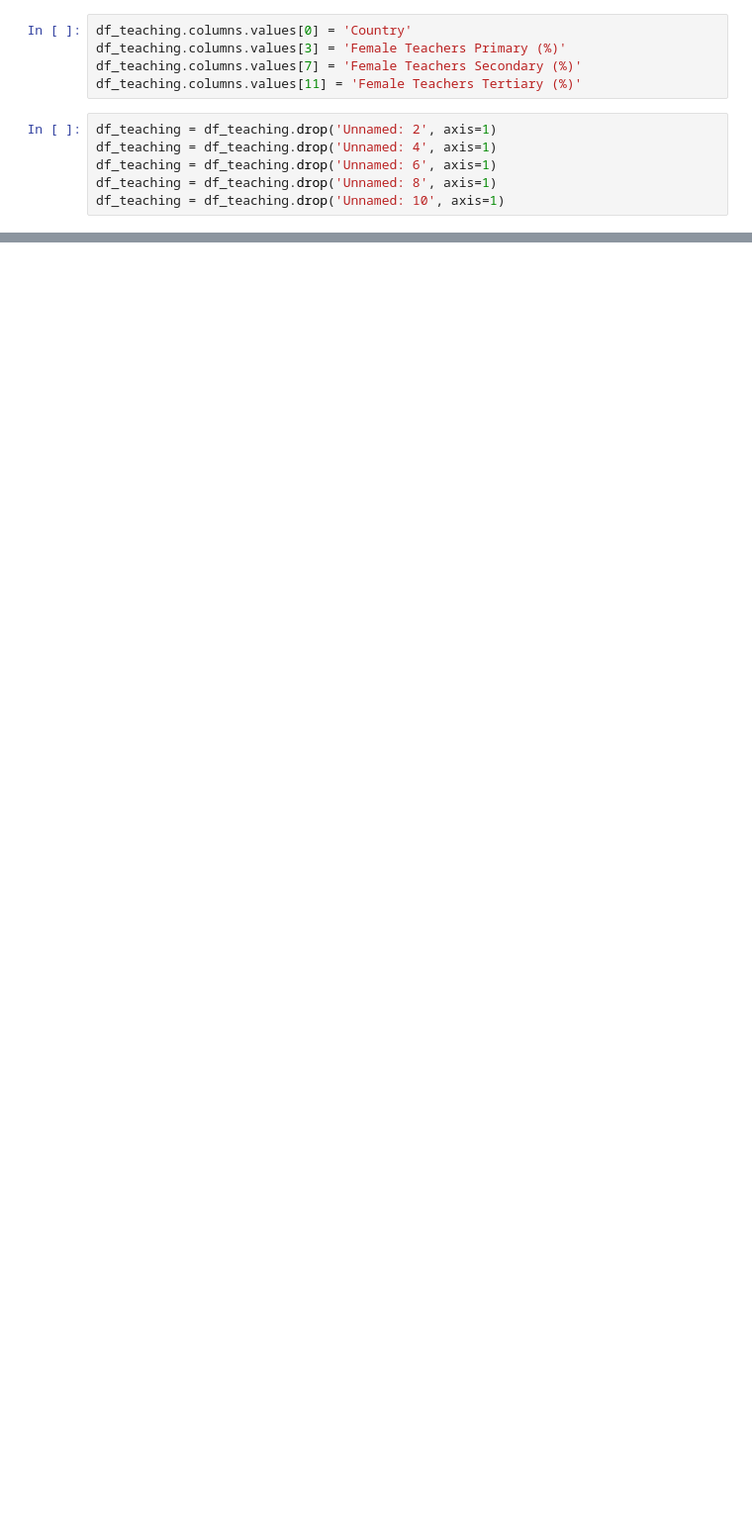
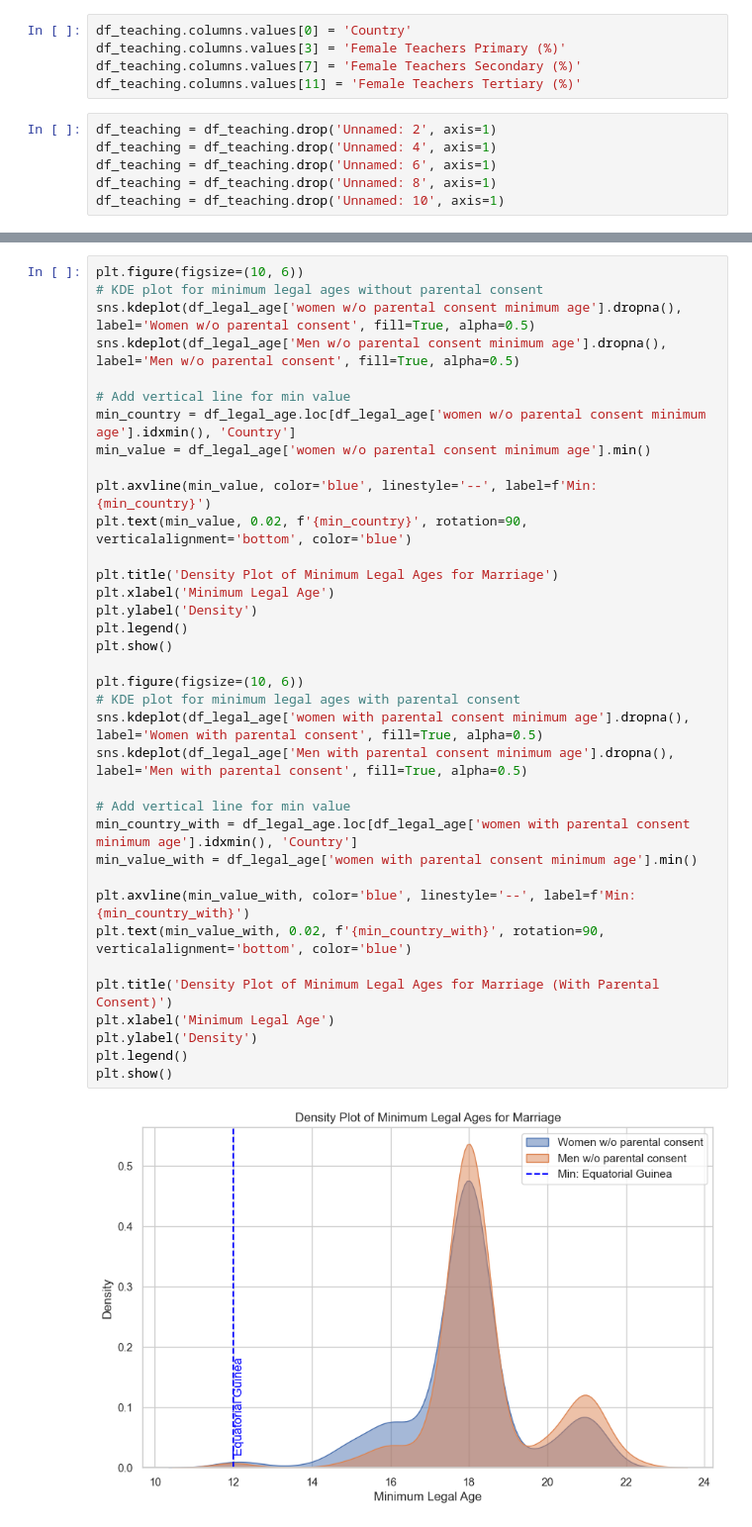
Before and after one commit to SeradjEddine/SZE_data_analysis_team_10, a Jupyter notebook: BL2NDD.ipynb, the cells around one changed output, grey strips where cells are left out. Shown: that part at 99% size. Saved outputs shown, nothing was run; the diff lists cells and outputs as text; blank space fills up the shorter version.

```diff
--- a/BL2NDD.ipynb
+++ b/BL2NDD.ipynb
@@ -193,0 +172,38 @@ df_teaching = df_teaching.drop('Unnamed: 10', axis=1)
+# %%
+plt.figure(figsize=(10, 6))
+# KDE plot for minimum legal ages without parental consent
+sns.kdeplot(df_legal_age['women w/o parental consent minimum age'].dropna(), label='Women w/o parental consent', fill=True, alpha=0.5)
+sns.kdeplot(df_legal_age['Men w/o parental consent minimum age'].dropna(), label='Men w/o parental consent', fill=True, alpha=0.5)
+
+# Add vertical line for min value
+min_country = df_legal_age.loc[df_legal_age['women w/o parental consent minimum age'].idxmin(), 'Country']
+min_value = df_legal_age['women w/o parental consent minimum age'].min()
+
+plt.axvline(min_value, color='blue', linestyle='--', label=f'Min: {min_country}')
+plt.text(min_value, 0.02, f'{min_country}', rotation=90, verticalalignment='bottom', color='blue')
+
+plt.title('Density Plot of Minimum Legal Ages for Marriage')
+plt.xlabel('Minimum Legal Age')
+plt.ylabel('Density')
+plt.legend()
+plt.show()
+
+plt.figure(figsize=(10, 6))
+# KDE plot for minimum legal ages with parental consent
+sns.kdeplot(df_legal_age['women with parental consent minimum age'].dropna(), label='Women with parental consent', fill=True, alpha=0.5)
+sns.kdeplot(df_legal_age['Men with parental consent minimum age'].dropna(), label='Men with parental consent', fill=True, alpha=0.5)
+
+# Add vertical line for min value
+min_country_with = df_legal_age.loc[df_legal_age['women with parental consent minimum age'].idxmin(), 'Country']
+min_value_with = df_legal_age['women with parental consent minimum age'].min()
+
+plt.axvline(min_value_with, color='blue', linestyle='--', label=f'Min: {min_country_with}')
+plt.text(min_value_with, 0.02, f'{min_country_with}', rotation=90, verticalalignment='bottom', color='blue')
+
+plt.title('Density Plot of Minimum Legal Ages for Marriage (With Parental Consent)')
+plt.xlabel('Minimum Legal Age')
+plt.ylabel('Density')
+plt.legend()
+plt.show()
+# %% [output]
+[figure, added]
```
Also changed, not shown: parts of 6 cells of this notebook.
